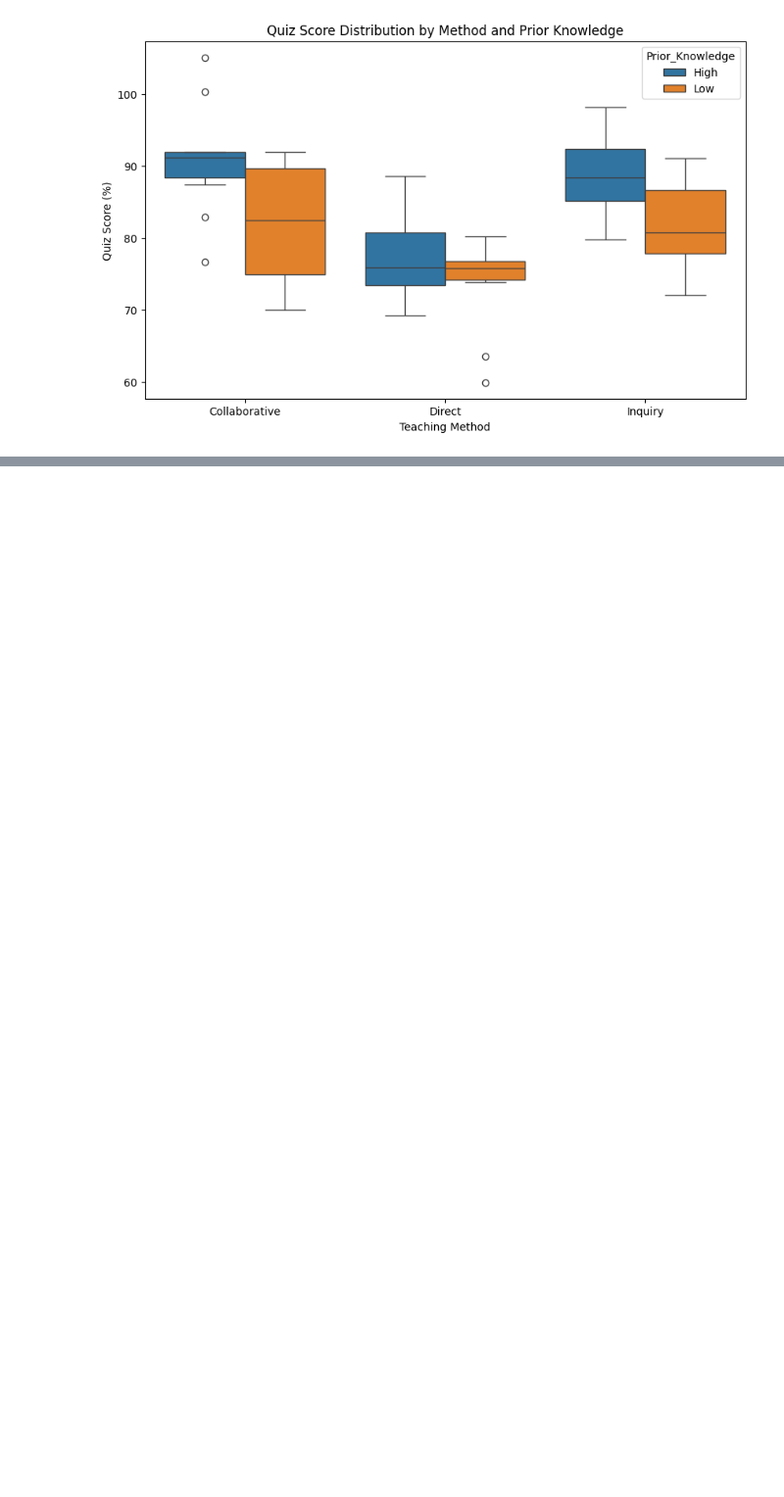
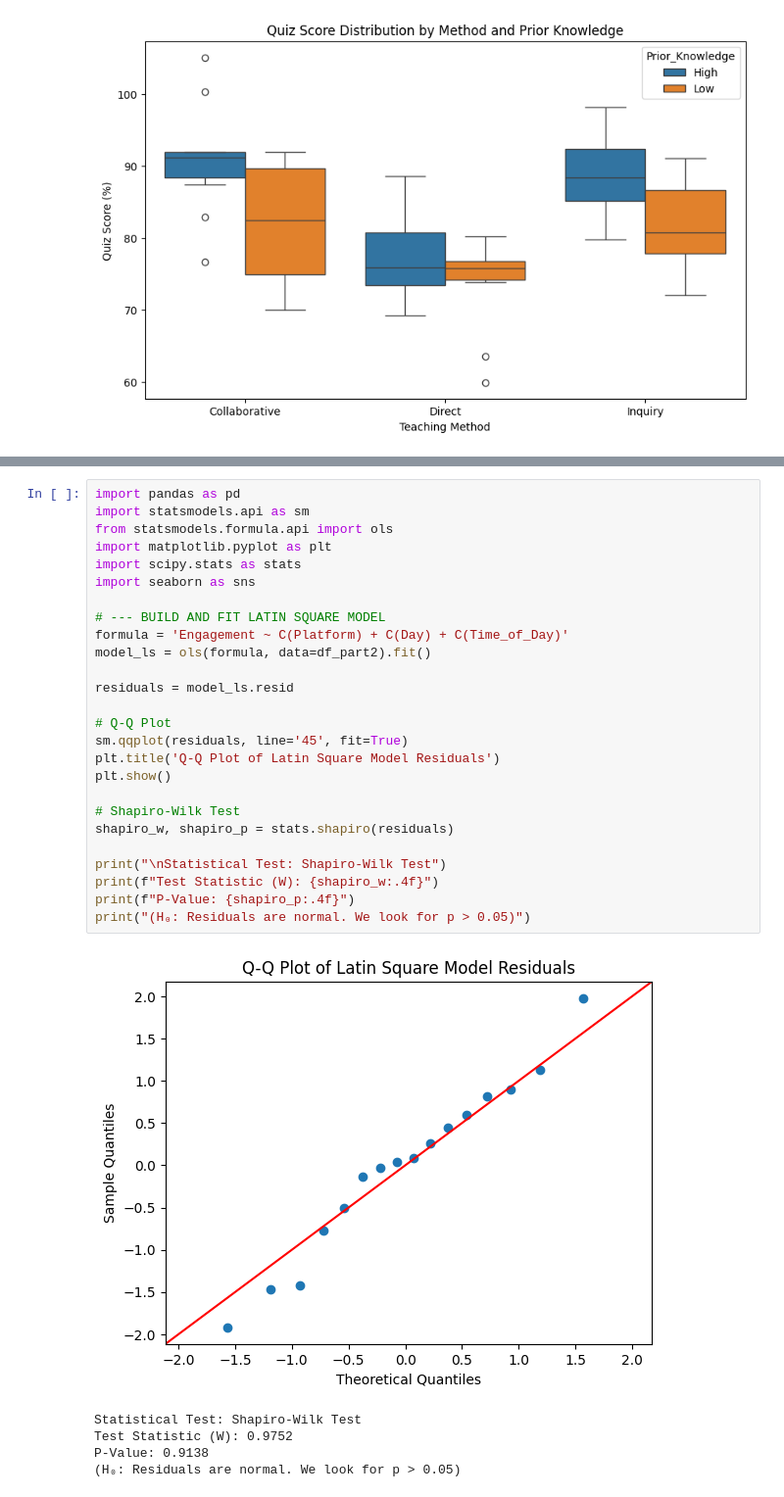
Before and after one commit to Dolson30/STAT-7220-Applied-Experimental-Design, a Jupyter notebook: Assignments/HW2/HW-2.ipynb, the cells around one changed output, grey strips where cells are left out. Shown at 98% size. Drawn from its saved outputs; the diff is of its cells as text; blank space fills up the shorter version.

```diff
--- a/Assignments/HW2/HW-2.ipynb
+++ b/Assignments/HW2/HW-2.ipynb
@@ -253,0 +508,32 @@ Question 11. Write a brief conclusion summarizing the results of your analyses,
+# %%
+import pandas as pd
+import statsmodels.api as sm
+from statsmodels.formula.api import ols
+import matplotlib.pyplot as plt
+import scipy.stats as stats
+import seaborn as sns
+
+# --- BUILD AND FIT LATIN SQUARE MODEL
+formula = 'Engagement ~ C(Platform) + C(Day) + C(Time_of_Day)'
+model_ls = ols(formula, data=df_part2).fit()
+
+residuals = model_ls.resid
+
+# Q-Q Plot
+sm.qqplot(residuals, line='45', fit=True)
+plt.title('Q-Q Plot of Latin Square Model Residuals')
+plt.show()
+
+# Shapiro-Wilk Test
+shapiro_w, shapiro_p = stats.shapiro(residuals)
+
+print("\nStatistical Test: Shapiro-Wilk Test")
+print(f"Test Statistic (W): {shapiro_w:.4f}")
+print(f"P-Value: {shapiro_p:.4f}")
+print("(H₀: Residuals are normal. We look for p > 0.05)")
+# %% [output]
+[figure, added]
+Statistical Test: Shapiro-Wilk Test
+Test Statistic (W): 0.9752
+P-Value: 0.9138
+(H₀: Residuals are normal. We look for p > 0.05)
```
Also changed, not shown: parts of 26 cells of this notebook.
